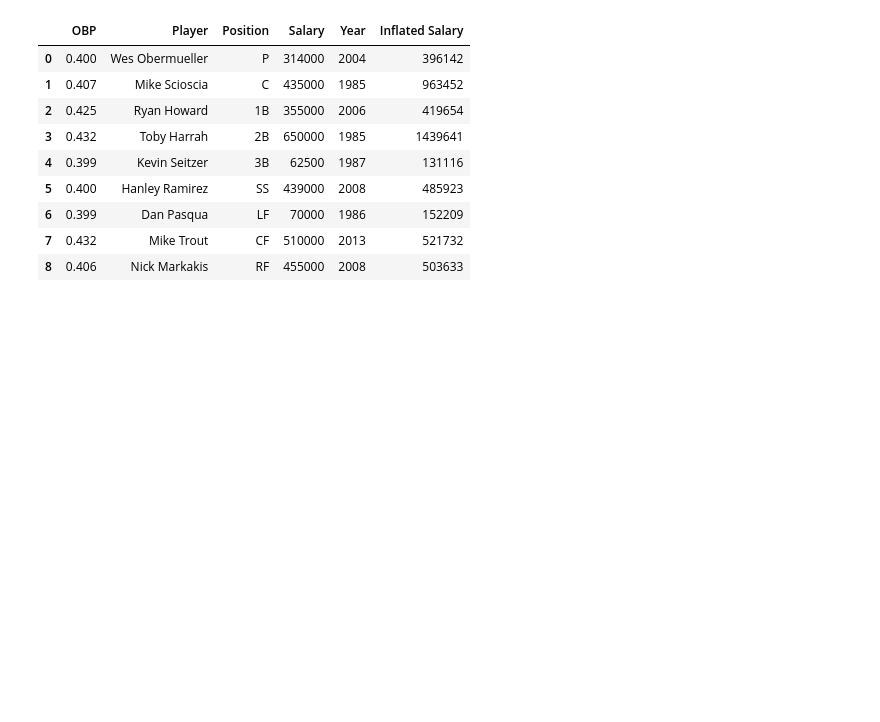
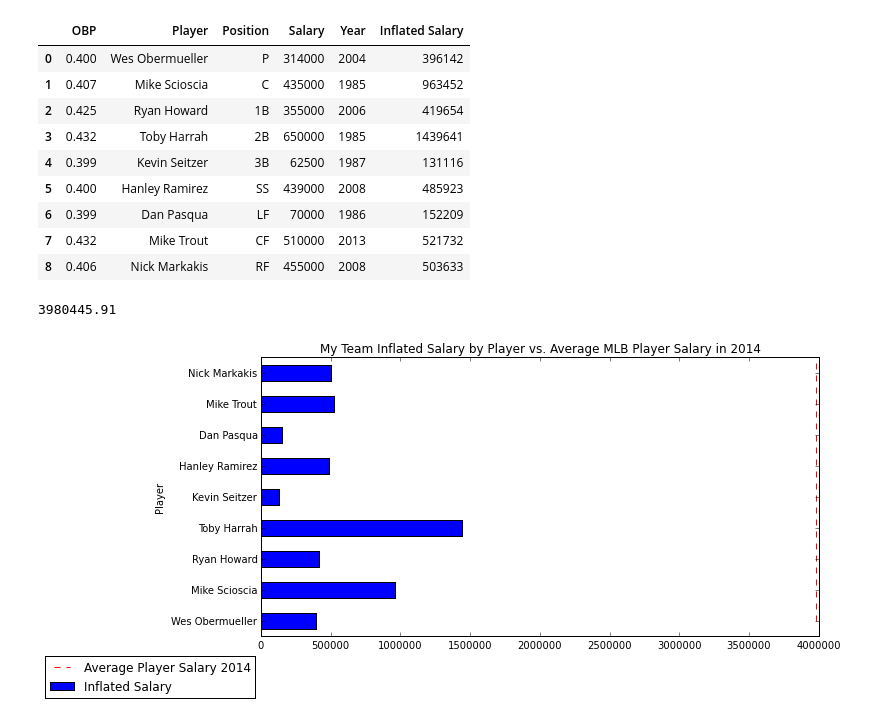
Before and after one commit to tiy-gvl-python-2015-09/moneyball, a Jupyter notebook: Moneyball -- Hard Mode.ipynb, the cells around one changed output. Cells and saved outputs as stored; diff of their text form; code cells hidden in the pictures; blank space fills up the shorter version.

```diff
--- a/Moneyball -- Hard Mode.ipynb
+++ b/Moneyball -- Hard Mode.ipynb
@@ -418,8 +418,15 @@ all_time_team_frame
 | 6 | 0.399 | Dan Pasqua | LF | 70000 | 1986 | 152209 |
 | 7 | 0.432 | Mike Trout | CF | 510000 | 2013 | 521732 |
 | 8 | 0.406 | Nick Markakis | RF | 455000 | 2008 | 503633 |
+# %%
+avg_2014_mlb_sal = round(3980445.9139650874, 2)
+avg_2014_mlb_sal
+# %% [output]
+3980445.91
 # %%
 all_time_team_frame.plot(x='Player', y="Inflated Salary", kind="barh", figsize=(10, 5), legend=True, title="My Team Inflated Salary by Player vs. Average MLB Player Salary in 2014")
-#plt.vlines(avg_2014_mlb_sal, ymin=0, ymax=100,color="red", linestyle="dashed", label="Average Player Salary 2014")
+plt.vlines(avg_2014_mlb_sal, ymin=0, ymax=100,color="red", linestyle="dashed", label="Average Player Salary 2014")
 plt.legend(bbox_to_anchor=(0, -0.05))
 plt.show()
+# %% [output]
+[figure, added]
```
